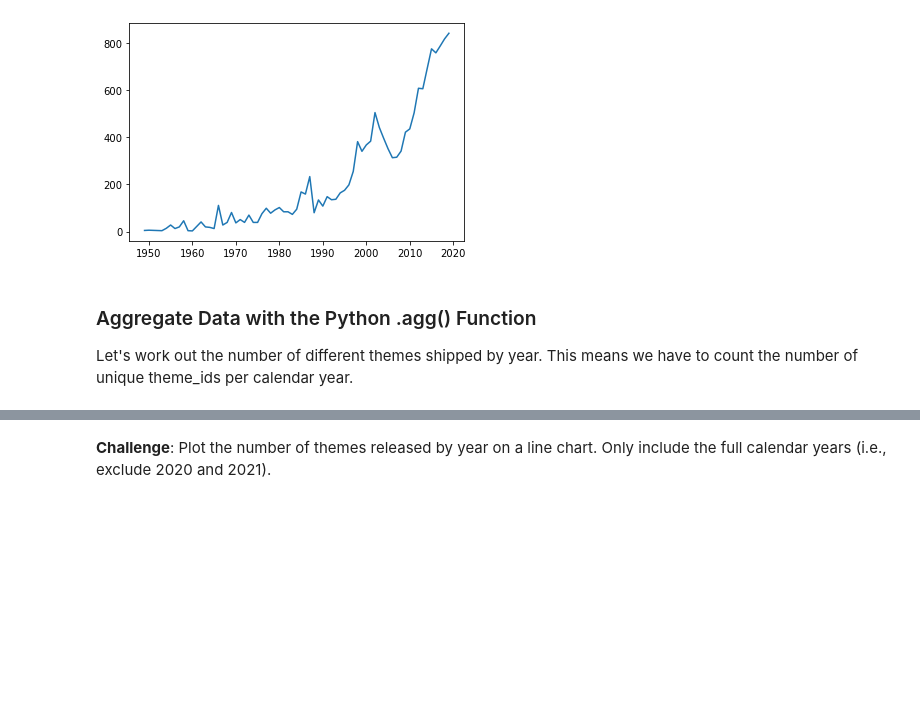
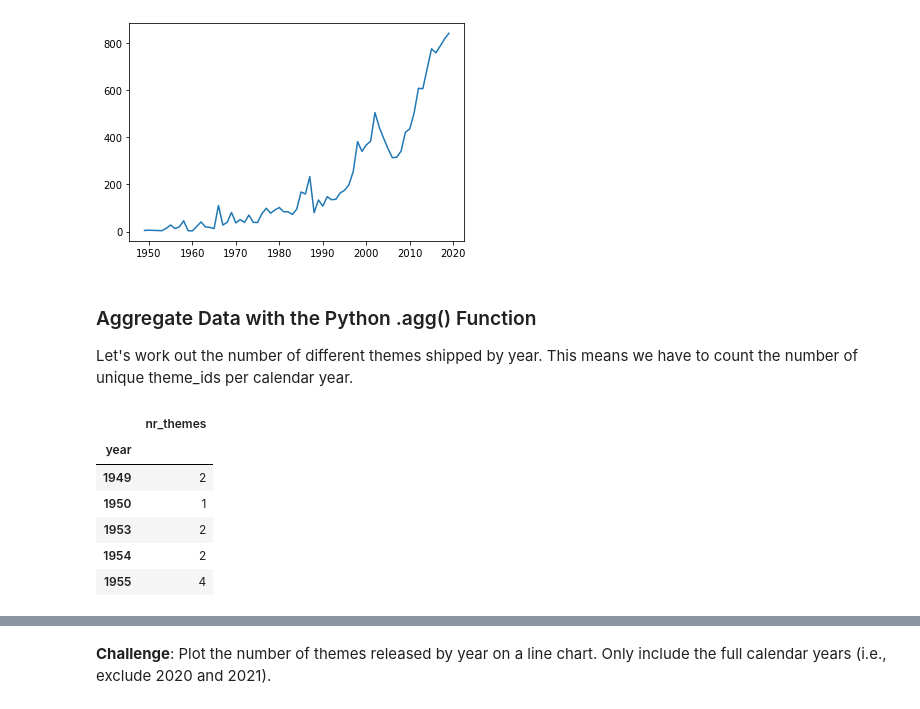
Before and after one commit to UlisesJuarez/Advanced-python-projects, a Jupyter notebook: Aggregate and merge data/Lego_Analysis_for_Course_(start).ipynb, the cells around one changed output, grey strips where cells are left out. Saved outputs shown, nothing was run; the diff lists cells and outputs as text; code cells hidden in the pictures; blank space fills up the shorter version.

```diff
--- a/Aggregate and merge data/Lego_Analysis_for_Course_(start).ipynb
+++ b/Aggregate and merge data/Lego_Analysis_for_Course_(start).ipynb
@@ -176,0 +181,10 @@ Let's work out the number of different themes shipped by year. This means we hav
+# %%
+themes_by_year.head()
+# %% [output]
+|  | nr_themes |
+| year |  |
+| 1949 | 2 |
+| 1950 | 1 |
+| 1953 | 2 |
+| 1954 | 2 |
+| 1955 | 4 |
```
Also changed, not shown: parts of 4 cells of this notebook.
